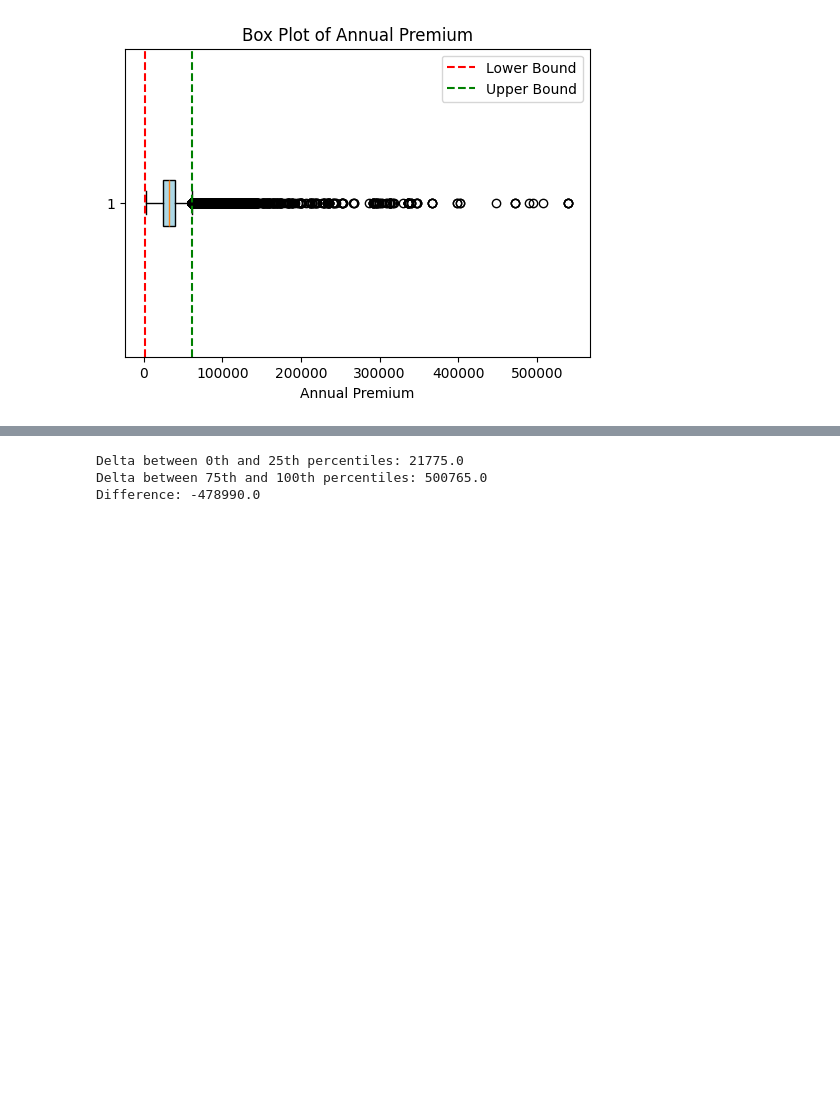
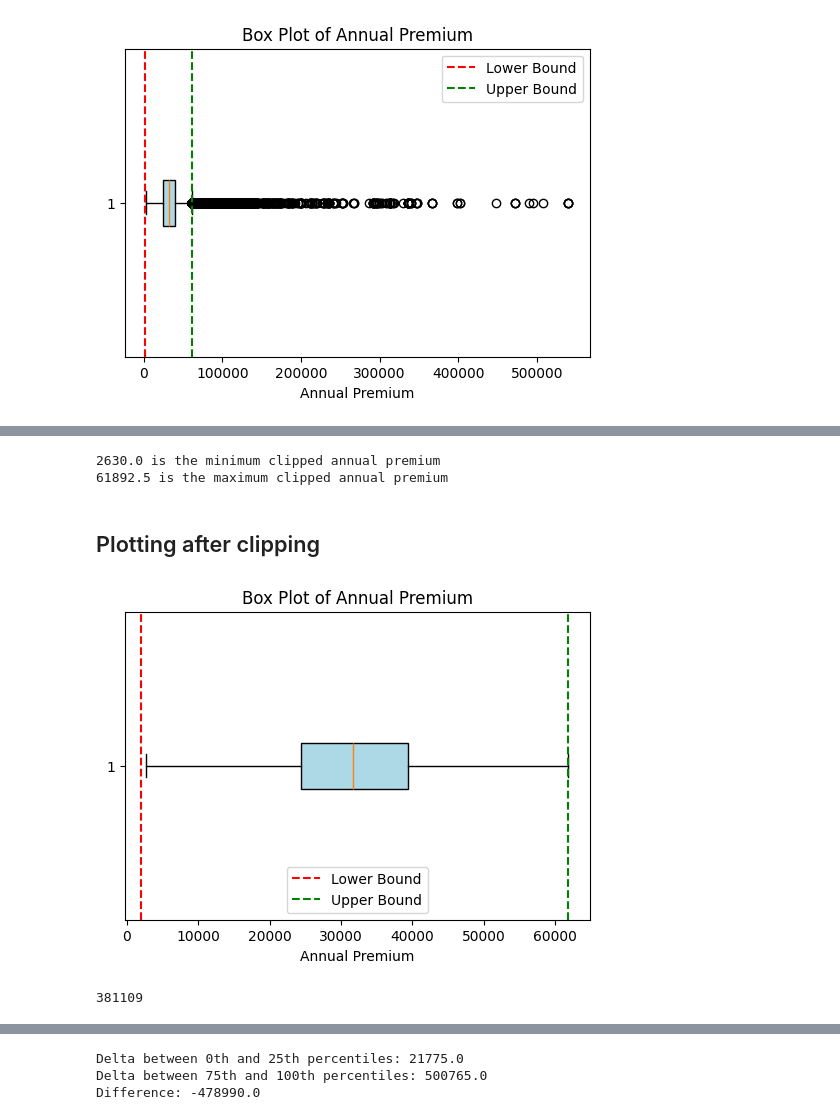
Before and after one commit to joseph-jomon/keaggling, a Jupyter notebook: First_task.ipynb, the cells around one changed output, grey strips where cells are left out. Saved outputs shown, nothing was run; the diff lists cells and outputs as text; code cells hidden in the pictures; blank space fills up the shorter version.

```diff
--- a/First_task.ipynb
+++ b/First_task.ipynb
@@ -421,0 +422,28 @@ plt.show()
+# %%
+clipped_annual_premium = np.clip(annual_premium, lower_bound_annual_premium, upper_bound_annual_premium)
+print(f"{clipped_annual_premium.min()} is the minimum clipped annual premium")
+print(f"{clipped_annual_premium.max()} is the maximum clipped annual premium")
+# Plot the box plot
+# %% [output]
+2630.0 is the minimum clipped annual premium
+61892.5 is the maximum clipped annual premium
+# %% [markdown]
+## Plotting after clipping
+# %%
+# Plot the box plot
+plt.figure(figsize=(6, 4))
+plt.boxplot(clipped_annual_premium, vert=False, patch_artist=True, boxprops=dict(facecolor="lightblue"))
+plt.axvline(lower_bound_annual_premium, color='red', linestyle='--', label="Lower Bound")
+plt.axvline(upper_bound_annual_premium, color='green', linestyle='--', label="Upper Bound")
+
+# Labels and title
+plt.title("Box Plot of Annual Premium")
+plt.xlabel("Annual Premium")
+plt.legend()
+plt.show()
+# %% [output]
+[figure, added]
+# %%
+len(clipped_annual_premium)
+# %% [output]
+381109
```
Also changed, not shown: parts of 58 cells of this notebook.
